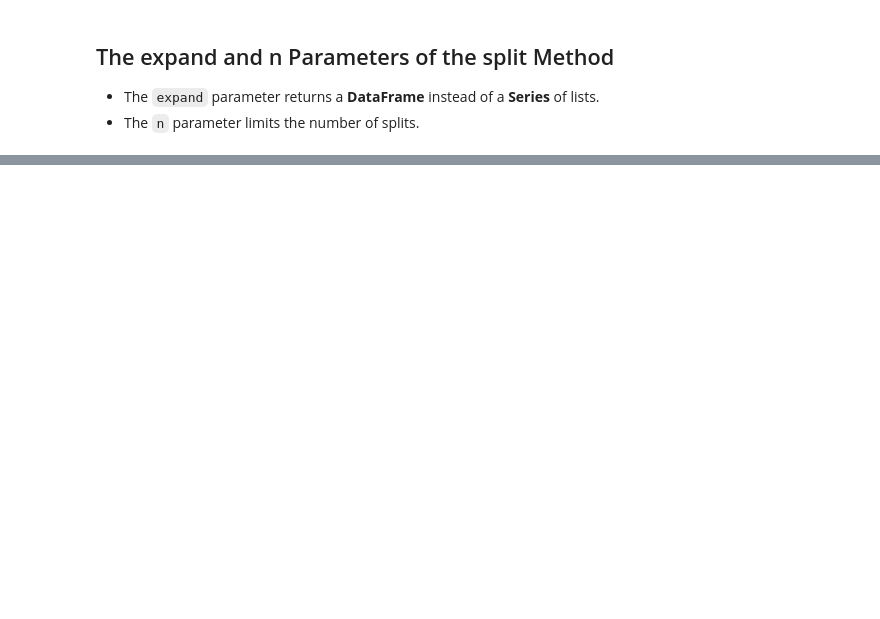
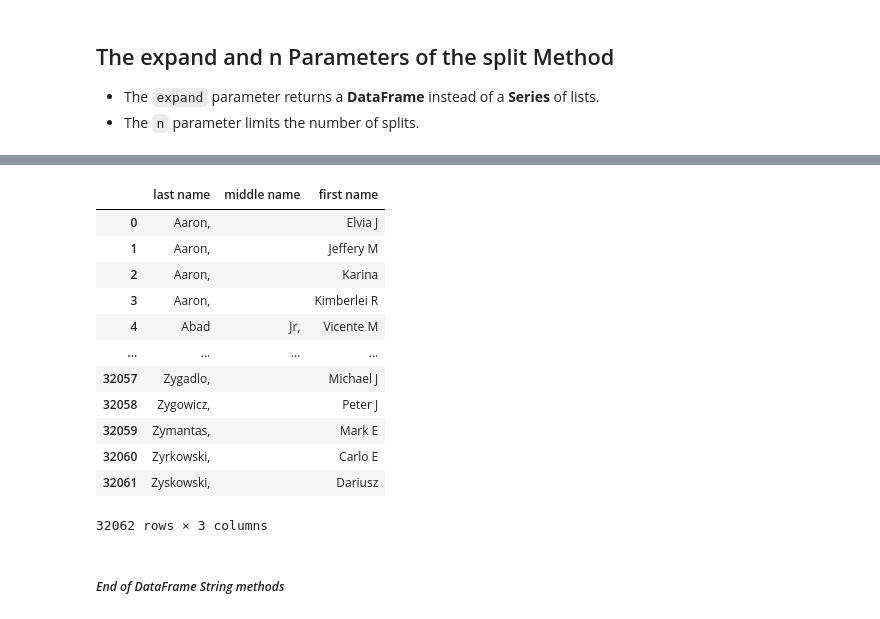
Before and after one commit to abhijeet-bhambere/pashkavers-pandas-trail, a Jupyter notebook: 07 - Working with Text Data.ipynb, the cells around one changed output, grey strips where cells are left out. Drawn from its saved outputs; the diff is of its cells as text; code cells hidden in the pictures; blank space fills up the shorter version.

Commit message:
DataFrame string methods-Day3

```diff
--- a/07 - Working with Text Data.ipynb
+++ b/07 - Working with Text Data.ipynb
@@ -278,0 +336,18 @@ Index(['POSITION TITLE', 'DEPARTMENT', 'EMPLOYEE ANNUAL SALARY'], dtype='object'
+# %%
+chicago["Formatted Name"].str.split(" ",expand=True,n=2).rename(columns={0:"last name",1:"middle name",2:"first name"})
+# %% [output]
+|  | last name | middle name | first name |
+| 0 | Aaron, |  | Elvia J |
+| 1 | Aaron, |  | Jeffery M |
+| 2 | Aaron, |  | Karina |
+| 3 | Aaron, |  | Kimberlei R |
+| 4 | Abad | Jr, | Vicente M |
+| ... | ... | ... | ... |
+| 32057 | Zygadlo, |  | Michael J |
+| 32058 | Zygowicz, |  | Peter J |
+| 32059 | Zymantas, |  | Mark E |
+| 32060 | Zyrkowski, |  | Carlo E |
+| 32061 | Zyskowski, |  | Dariusz |
+32062 rows × 3 columns
+# %% [markdown]
+##### *End of DataFrame String methods*
```
Also changed, not shown: parts of 6 cells of this notebook.
